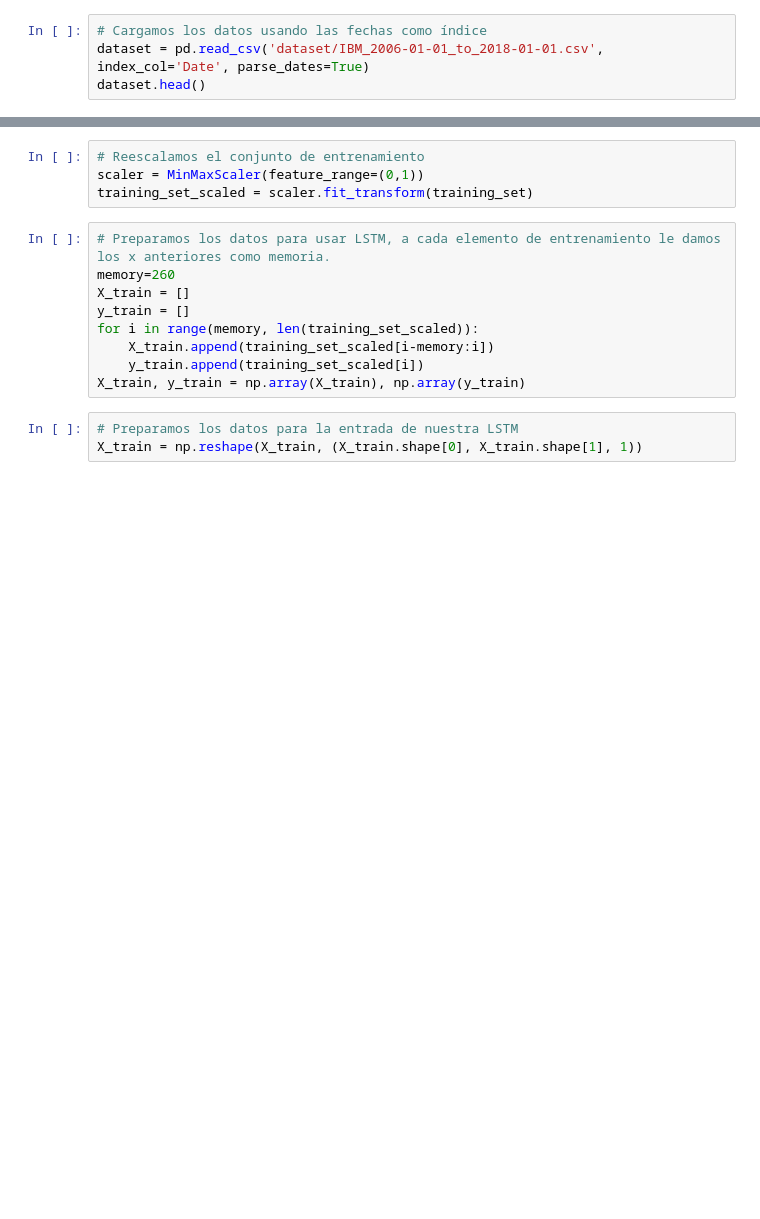
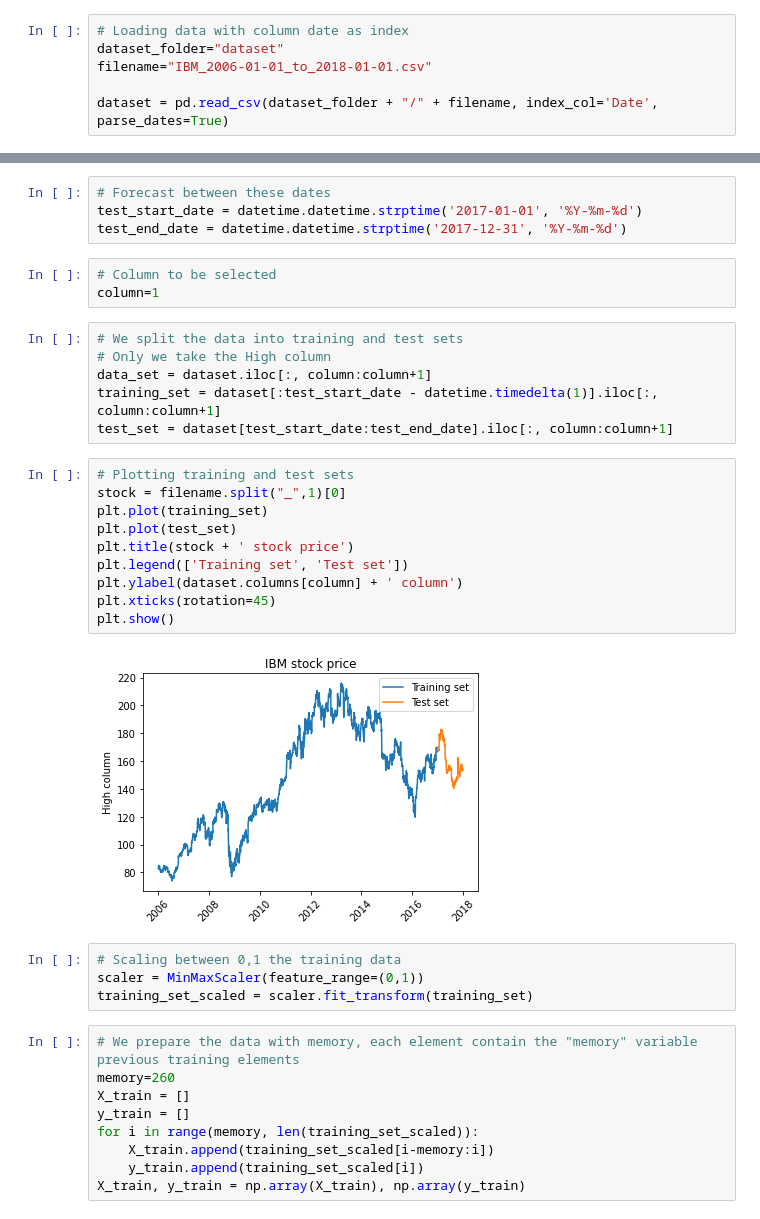
Before and after one commit to davidglt/RNNvsHoltWinters, a Jupyter notebook: RNNvsHoltWinters.ipynb, the cells around one changed output, grey strips where cells are left out. Saved outputs shown, nothing was run; the diff lists cells and outputs as text; blank space fills up the shorter version.

```diff
--- a/RNNvsHoltWinters.ipynb
+++ b/RNNvsHoltWinters.ipynb
@@ -10,4 +12,6 @@ from keras.layers import Dense, LSTM, Dropout
 # %%
-# Cargamos los datos usando las fechas como índice
-dataset = pd.read_csv('dataset/IBM_2006-01-01_to_2018-01-01.csv', index_col='Date', parse_dates=True)
-dataset.head()
+# Loading data with column date as index
+dataset_folder="dataset"
+filename="IBM_2006-01-01_to_2018-01-01.csv"
+
+dataset = pd.read_csv(dataset_folder + "/" + filename, index_col='Date', parse_dates=True)
@@ -39,9 +29,34 @@ plt.show()
+# %%
+# Forecast between these dates
+test_start_date = datetime.datetime.strptime('2017-01-01', '%Y-%m-%d')
+test_end_date = datetime.datetime.strptime('2017-12-31', '%Y-%m-%d')
+# %%
+# Column to be selected
+column=1
+# %%
+# We split the data into training and test sets
+# Only we take the High column
+data_set = dataset.iloc[:, column:column+1]
+training_set = dataset[:test_start_date - datetime.timedelta(1)].iloc[:, column:column+1]
+test_set = dataset[test_start_date:test_end_date].iloc[:, column:column+1]
+# %%
+# Plotting training and test sets
+stock = filename.split("_",1)[0]
+plt.plot(training_set)
+plt.plot(test_set)
+plt.title(stock + ' stock price')
+plt.legend(['Training set', 'Test set'])
+plt.ylabel(dataset.columns[column] + ' column')
+plt.xticks(rotation=45)
+plt.show()
+# %% [output]
+[figure, added]
 # %%
-# Reescalamos el conjunto de entrenamiento
+# Scaling between 0,1 the training data
 scaler = MinMaxScaler(feature_range=(0,1))
 training_set_scaled = scaler.fit_transform(training_set)
 # %%
-# Preparamos los datos para usar LSTM, a cada elemento de entrenamiento le damos los x anteriores como memoria.
+# We prepare the data with memory, each element contain the "memory" variable previous training elements
 memory=260
 X_train = []
 y_train = []
@@ -49,7 +64,4 @@ for i in range(memory, len(training_set_scaled)):
     X_train.append(training_set_scaled[i-memory:i])
     y_train.append(training_set_scaled[i])
 X_train, y_train = np.array(X_train), np.array(y_train)
-# %%
-# Preparamos los datos para la entrada de nuestra LSTM
-X_train = np.reshape(X_train, (X_train.shape[0], X_train.shape[1], 1))
 # %%
```
Also changed, not shown: parts of 16 cells of this notebook.
